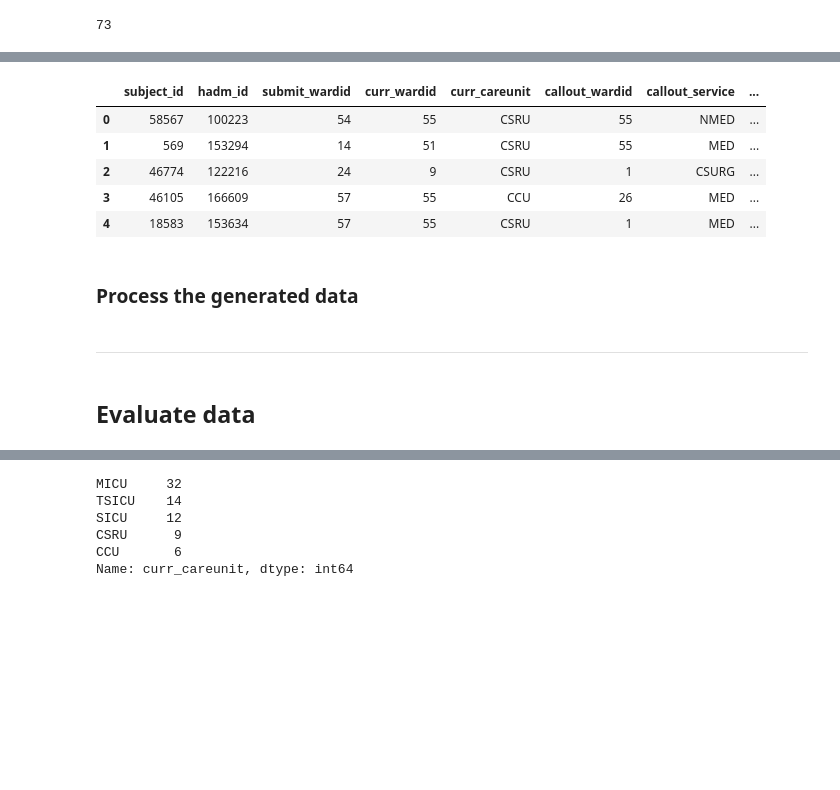
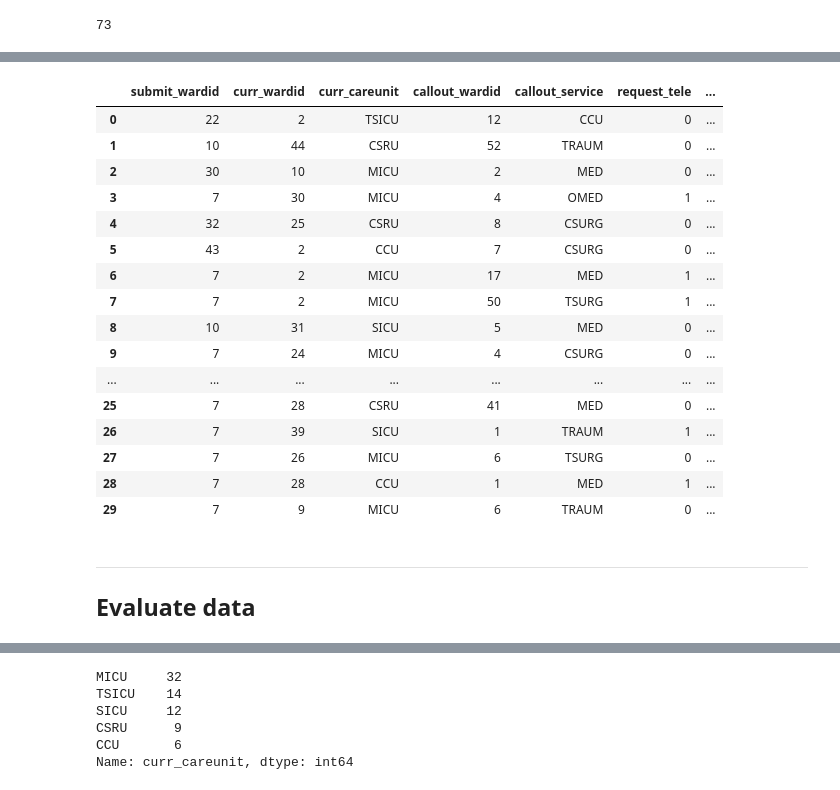
Before and after one commit to Alaskyed/Synthetic-Electronic-Health-Records-Data-using-MIMIC-III, a Jupyter notebook: SDV_callout_generation.ipynb, the cells around one changed output, grey strips where cells are left out. Cells and saved outputs as stored; diff of their text form; code cells hidden in the pictures; blank space fills up the shorter version.

```diff
--- a/SDV_callout_generation.ipynb
+++ b/SDV_callout_generation.ipynb
@@ -100,0 +118,21 @@ dtype: object
+# %%
+def time_process(df, early_col_name, late_col_name, second_early_col_name=None):
+    '''
+    If first_early_col_name exist, then use late_col - first_early_col_name, else, use then use late_col - second_early_col_name, else set result as NaN
+    The result is the time delta, save it as the late column
+    '''
+    # print(df['hadm_id'])
+
+    if (pd.isna(df[early_col_name]) == False) & (pd.isna(df[late_col_name]) == False):
+        return abs(df[late_col_name] - df[early_col_name]).total_seconds()
+    elif (pd.isna(second_early_col_name) == False) & (pd.isna(df[late_col_name]) == False):
+        return abs(df[late_col_name] - df[second_early_col_name]).total_seconds()
+    else:
+        return np.NaN
+# %%
+callout_mid_df['outcometime'] = callout_mid_df.apply(time_process, args=('acknowledgetime', 'outcometime', 'updatetime'), axis=1)
+callout_mid_df['acknowledgetime'] = callout_mid_df.apply(time_process, args=('updatetime', 'acknowledgetime'), axis=1)
+callout_mid_df['updatetime'] = callout_mid_df.apply(time_process, args=('createtime', 'updatetime'), axis=1)
+callout_mid_df['createtime'] = callout_mid_df.apply(time_process, args=('admittime', 'createtime'), axis=1)
+# %%
+callout_df = callout_mid_df.drop(['hadm_id', 'admittime', 'subject_id'], axis=1)
@@ -216,6 +222,6 @@ constrains = [time_constraint]
 # %%
 model = CTGAN(
-    constraints=constrains,
+    # constraints=constrains,
     # generator_lr=0.0005,
     batch_size=10000,
     cuda=True,
@@ -256,20 +262,29 @@ with open(date_set_path + "100_models/" + "callout_model.pkl", 'wb') as f:
 # %%
 sample = model.sample(100)
 # %%
-sample.head()
+sample.head(30)
 # %% [output]
-|  | subject_id | hadm_id | submit_wardid | curr_wardid | curr_careunit | callout_wardid | callout_service | ... |
-| 0 | 58567 | 100223 | 54 | 55 | CSRU | 55 | NMED | ... |
-| 1 | 569 | 153294 | 14 | 51 | CSRU | 55 | MED | ... |
-| 2 | 46774 | 122216 | 24 | 9 | CSRU | 1 | CSURG | ... |
-| 3 | 46105 | 166609 | 57 | 55 | CCU | 26 | MED | ... |
-| 4 | 18583 | 153634 | 57 | 55 | CSRU | 1 | MED | ... |
+|  | submit_wardid | curr_wardid | curr_careunit | callout_wardid | callout_service | request_tele | ... |
+| 0 | 22 | 2 | TSICU | 12 | CCU | 0 | ... |
+| 1 | 10 | 44 | CSRU | 52 | TRAUM | 0 | ... |
+| 2 | 30 | 10 | MICU | 2 | MED | 0 | ... |
+| 3 | 7 | 30 | MICU | 4 | OMED | 1 | ... |
+| 4 | 32 | 25 | CSRU | 8 | CSURG | 0 | ... |
+| 5 | 43 | 2 | CCU | 7 | CSURG | 0 | ... |
+| 6 | 7 | 2 | MICU | 17 | MED | 1 | ... |
+| 7 | 7 | 2 | MICU | 50 | TSURG | 1 | ... |
+| 8 | 10 | 31 | SICU | 5 | MED | 0 | ... |
+| 9 | 7 | 24 | MICU | 4 | CSURG | 0 | ... |
+| ... | ... | ... | ... | ... | ... | ... | ... |
+| 25 | 7 | 28 | CSRU | 41 | MED | 0 | ... |
+| 26 | 7 | 39 | SICU | 1 | TRAUM | 1 | ... |
+| 27 | 7 | 26 | MICU | 6 | TSURG | 0 | ... |
+| 28 | 7 | 28 | CCU | 1 | MED | 1 | ... |
+| 29 | 7 | 9 | MICU | 6 | TRAUM | 0 | ... |
 # %% [markdown]
-### Process the generated data
+---
+
+## Evaluate data
-# %% [markdown]
----
-# %% [markdown]
-## Evaluate data
 # %%
 from sdv.evaluation import evaluate
 # %%
```
Also changed, not shown: parts of 31 cells of this notebook, 8 other files.
